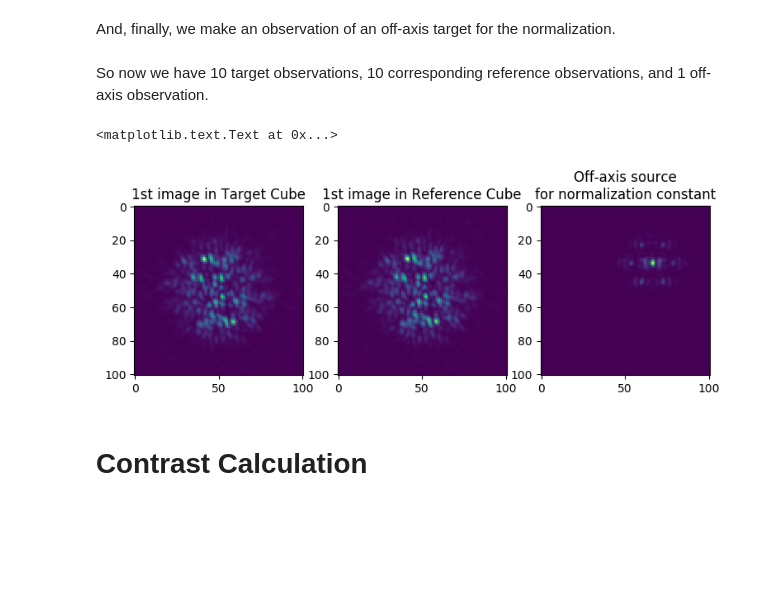
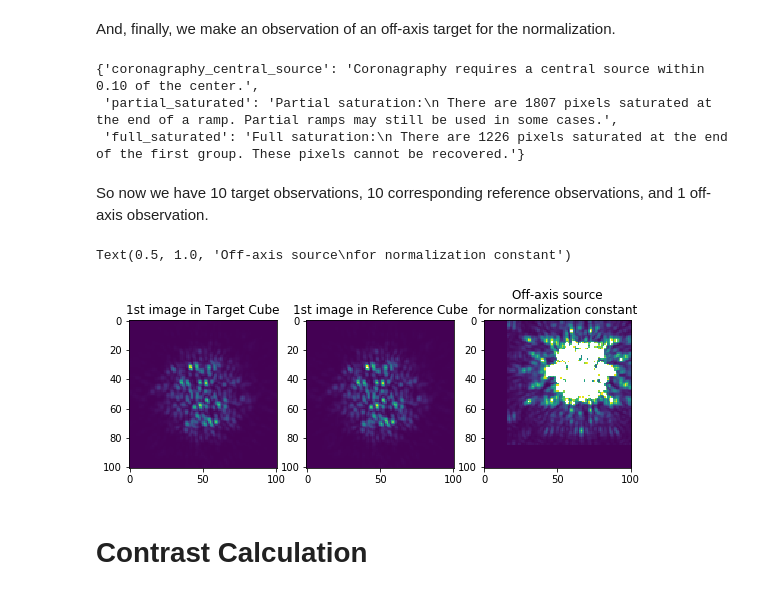
Before and after one commit to spacetelescope/pandeia-coronagraphy, a Jupyter notebook: notebooks/covariance_contrast.ipynb, the cells around one changed output. Drawn from its saved outputs; the diff is of its cells as text; code cells hidden in the pictures; blank space fills up the shorter version.

Commit message:
Updated notebooks for use with new versions of pandeia.

```diff
--- a/notebooks/covariance_contrast.ipynb
+++ b/notebooks/covariance_contrast.ipynb
@@ -1,11 +1,2 @@
 # %% [markdown]
 This notebook demonstrates the covariance matrix approach to contrast calculation with simple, single-reference subtraction.
-# %%
-import matplotlib.pyplot as plt
-%matplotlib inline
-plt.rcParams['figure.dpi'] = 100
-
-from pandeia_coronagraphy import scene, analysis, engine
-
-from copy import deepcopy
-import numpy as np
@@ -16,11 +24,15 @@ To compute the contrast from the correlated speckle, shot, and detector noise, w
 
 We begin by defining simple target and reference templates.
 # %%
-# The target is just a duplicate of the template
-target = engine.load_calculation( engine.get_template('nircam_coronagraphy_template.json') )
+# The target is an a5v star with abmag h=5.2
+config = build_default_calc('jwst', 'nircam', 'coronagraphy')
+target = config['scene'][0]
+spec = target['spectrum']
+spec['sed'] = {'sed_type': 'phoenix', 'key': 'a5v'}
+spec['normalization'] = {'bandpass': 'bessell,h', 'norm_flux': 5.2, 'norm_fluxunit': "abmag", "type": 'photsys'}
 
 # We adopt a brighter but spectrally-mismatched reference (compared to target 5.2 mag and a5v)
-reference = engine.load_calculation( engine.get_template('nircam_coronagraphy_template.json') )
-refstar = reference['scene'][0]
+refstar = config['strategy']['psf_subtraction_source']
+refstar['spectrum'] = deepcopy(spec)
 refstar['spectrum']['normalization']['norm_flux'] = 4.8
 refstar['spectrum']['sed']['key'] = 'a3v'
@@ -58,25 +98,39 @@ for n in range(n_observations):
 # %% [markdown]
 And, finally, we make an observation of an off-axis target for the normalization.
 # %%
-offaxis = engine.load_calculation( engine.get_template('nircam_coronagraphy_template.json') )
+offaxis = deepcopy(config)
 offaxis['calculation']['effects']['saturation'] = False # Disable saturation
-scene.offset_scene(offaxis['scene'], 0.5, 0.5) #arsec
+pancake.scene.offset_scene(offaxis['scene'], 0.5, 0.5) #arsec
 
-offaxis_slope = engine.perform_calculation(offaxis)['2d']['detector']
+# Store existing configuration
+pancake_options.save_options()
+pancake_options.current_config = otf_config
+
+offaxis_result = pancake.engine.calculate_target(offaxis)
+offaxis_slope = offaxis_result['2d']['detector']
+
+pancake_options.restore_options()
+# %%
+offaxis_result.keys()
+offaxis_result['warnings']
+# %% [output]
+{'coronagraphy_central_source': 'Coronagraphy requires a central source within 0.10 of the center.',
+ 'partial_saturated': 'Partial saturation:\n There are 1807 pixels saturated at the end of a ramp. Partial ramps may still be used in some cases.',
+ 'full_saturated': 'Full saturation:\n There are 1226 pixels saturated at the end of the first group. These pixels cannot be recovered.'}
 # %% [markdown]
 So now we have 10 target observations, 10 corresponding reference observations, and 1 off-axis observation.
 # %%
 fig, axes = plt.subplots(1, 3, figsize = (9, 3))
 
-axes[0].imshow(target_slopes[0])
+axes[0].imshow(target_slopes[1])
 axes[0].set_title('1st image in Target Cube')
-axes[1].imshow(reference_slopes[0])
+axes[1].imshow(reference_slopes[1])
 axes[1].set_title('1st image in Reference Cube')
 axes[2].imshow(offaxis_slope)
 axes[2].set_title('Off-axis source\nfor normalization constant')
 # %% [output]
-<matplotlib.text.Text at 0x...>
+Text(0.5, 1.0, 'Off-axis source\nfor normalization constant')
-[figure, old version]
+[figure, new version]
 # %% [markdown]
 # Contrast Calculation
 # %% [markdown]
```
Also changed, not shown: parts of 13 cells of this notebook, 1 other file.
